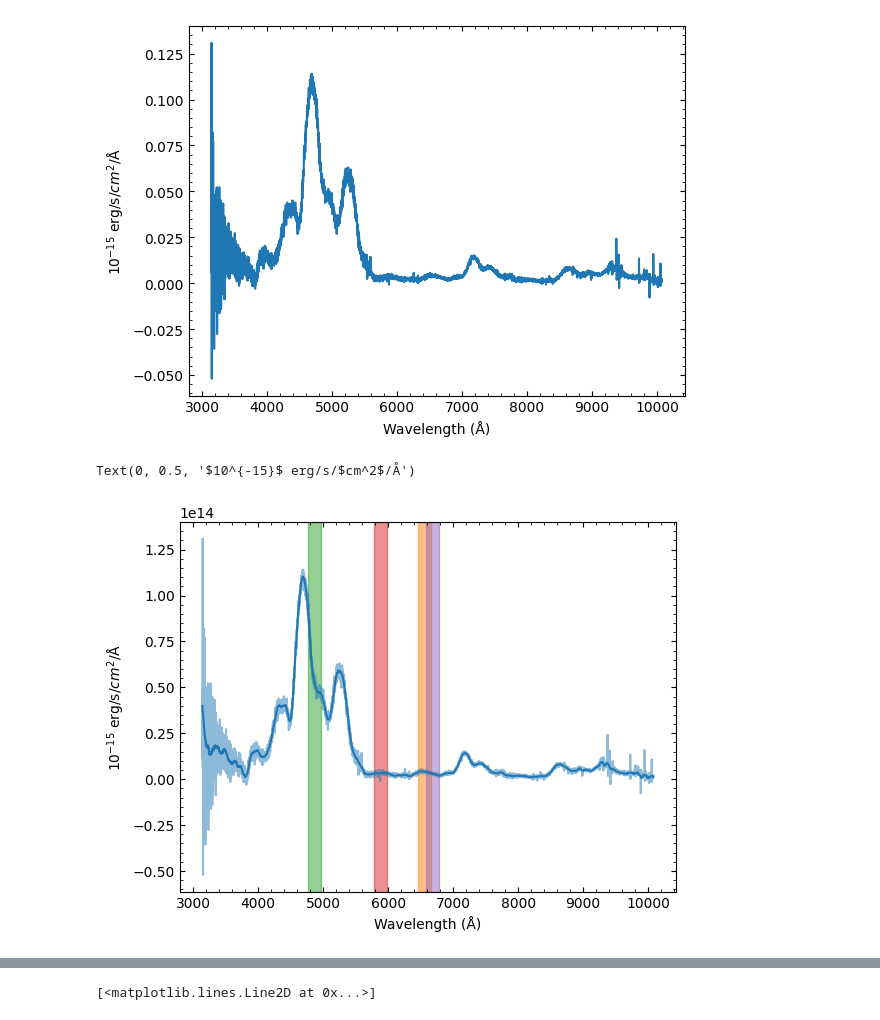
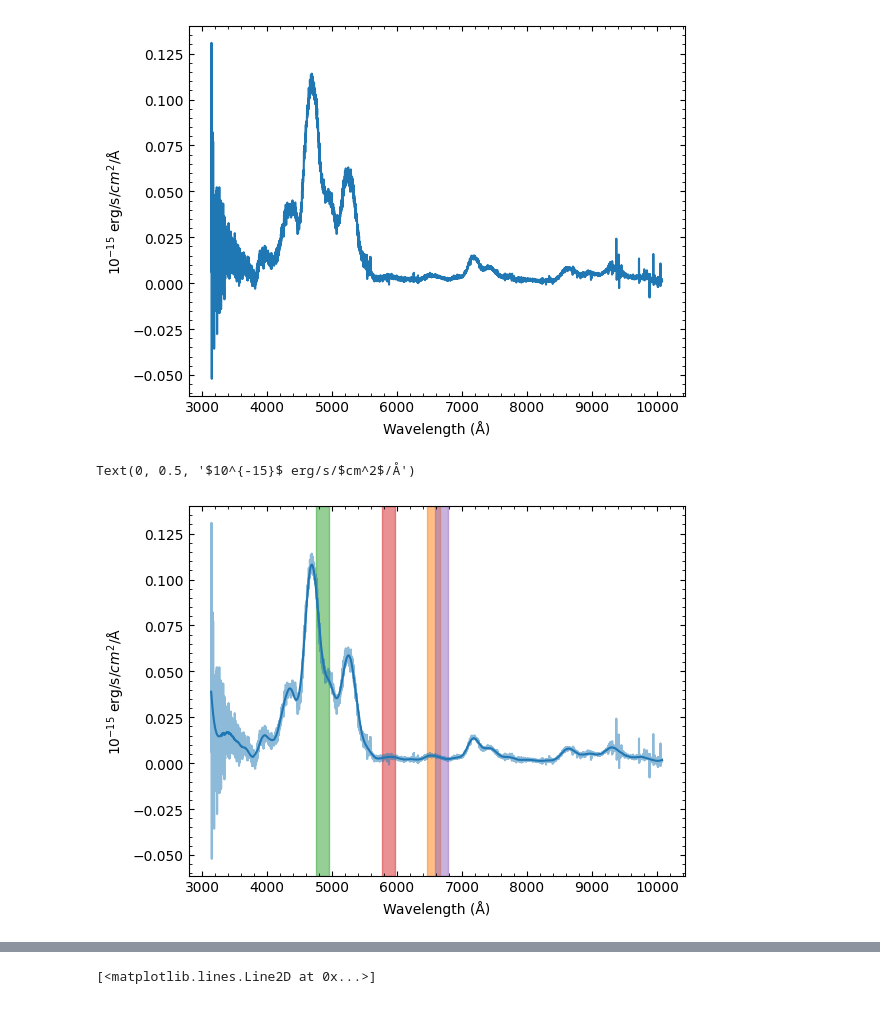
Before and after one commit to skvc22/sn2023bee, a Jupyter notebook: calibrate.ipynb, the cells around one changed output, grey strips where cells are left out. Drawn from its saved outputs; the diff is of its cells as text; code cells hidden in the pictures.

```diff
--- a/calibrate.ipynb
+++ b/calibrate.ipynb
@@ -83,13 +158,13 @@ usefilts = [filters[i] for i in wanted_filts]
 
 plt.figure(figsize=(8,6))
 
-colors=['g','r','m']
+colors=['k','b','r']
 maglist = []
 
 for i, filt in enumerate(usefilts): #plot ATLAS and ZTF bands
     # Filter out the data in certain filet and has reasonable uncertainty
     ind = (lc.t.FLT==filt)&(lc.t.MAGERR>0.)&(lc.t.MAGERR<1.)
-    plt.errorbar(lc.t.MJD[ind], lc.t.MAG[ind], lc.t.MAGERR[ind], linestyle = 'None', marker = 'o',
+    plt.errorbar(lc.t.MJD[ind], lc.t.MAG[ind]+3*i, lc.t.MAGERR[ind], linestyle = 'None', marker = 'o',
                  label = filt + ' + ' + str(3*i), color = colors[i])
 
     # copy the quality cut indices for the current filter into a reindexed dataframe; separate out all indeces after
@@ -98,12 +173,14 @@ for i, filt in enumerate(usefilts): #plot ATLAS and ZTF bands
     temp = lc.t[ind].copy().reset_index()
     ixs=(temp.MJD > 60120)
     a,b = np.polyfit(temp.MJD[ixs],temp.MAG[ixs],1)
-    plt.plot(temp.MJD[ixs], a*temp.MJD[ixs]+(b), color=colors[i], label='interpolation')
+    plt.plot(temp.MJD[ixs], a*temp.MJD[ixs]+(b)+3*i, color=colors[i])
     est_val = a*60354+b
     maglist.append(est_val)
 
-plt.axvline(x=60354,color='black', ls='dotted', label = 'MJD 60354')
-plt.ylim(28, 12)
-plt.legend()
+plt.axvline(x=60354,color='black', ls=':', label = 'Optical Spectrum')
+plt.axvline(x=60354-359+101,color='black', ls='-.', label = f'NIR Spectrum +101d')
+plt.axvline(x=60354-359+333,color='black', ls='--', label = f'NIR Spectrum +333d')
+plt.ylim(28.2, 12)
+plt.legend(ncols=2)
 # %% [output]
 <matplotlib.legend.Legend at 0x...>
@@ -154,33 +231,33 @@ Text(0, 0.5, '$10^{-15}$ erg/s/$cm^2$/Å')
 [figure]
 # %%
 # smooth the spectrum, and then plot 200A ranges around four emission line locations
-
-smoothed_bee = savgol_filter(spec.t.flux, 85, 3)
+kernel=85*3
+smoothed_bee = savgol_filter(spec.t.flux, kernel, 3)
 
 halpha = 6562.79
 hbeta = 4861.35
 hei5875 = 5875.61
 hei6678 = 6678.15
 CoIII = 5890.5908
 FeII = 7155.7172
 NiII = 7380.7410
 FeII2 = 5261.5273
 FeIII = 5270
 FeIII2 = 4658.4702
 
-plt.plot(spec.t.wavelength, spec.t.flux*(10**15), alpha=.5)
-plt.plot(spec.t.wavelength, smoothed_bee*(10**15), color='tab:blue')
+plt.plot(spec.t.wavelength, spec.t.flux, alpha=.5)
+plt.plot(spec.t.wavelength, smoothed_bee, color='tab:blue')
 
 plt.axvspan(halpha-100, halpha+100, alpha=0.5, color='tab:orange')
 plt.axvspan(hbeta-100, hbeta+100, alpha=0.5, color='tab:green')
 plt.axvspan(hei5875-100, hei5875+100, alpha=0.5, color='tab:red')
 plt.axvspan(hei6678-100, hei6678+100, alpha=0.5, color='tab:purple')
 
 plt.xlabel('Wavelength (Å)')
 plt.ylabel('$10^{-15}$ erg/s/$cm^2$/Å')
 # %% [output]
 Text(0, 0.5, '$10^{-15}$ erg/s/$cm^2$/Å')
-[figure, old version]
+[figure, new version]
 # %%
 # subtract the smoothed spectrum from the unsmoothed one, and determine bounds on the "flat" area, which will be used to calculate uncertainty
 plt.plot(spec.t.wavelength, (spec.t.flux)-(smoothed_bee), drawstyle='steps')
```
Also changed, not shown: parts of 18 cells of this notebook.
